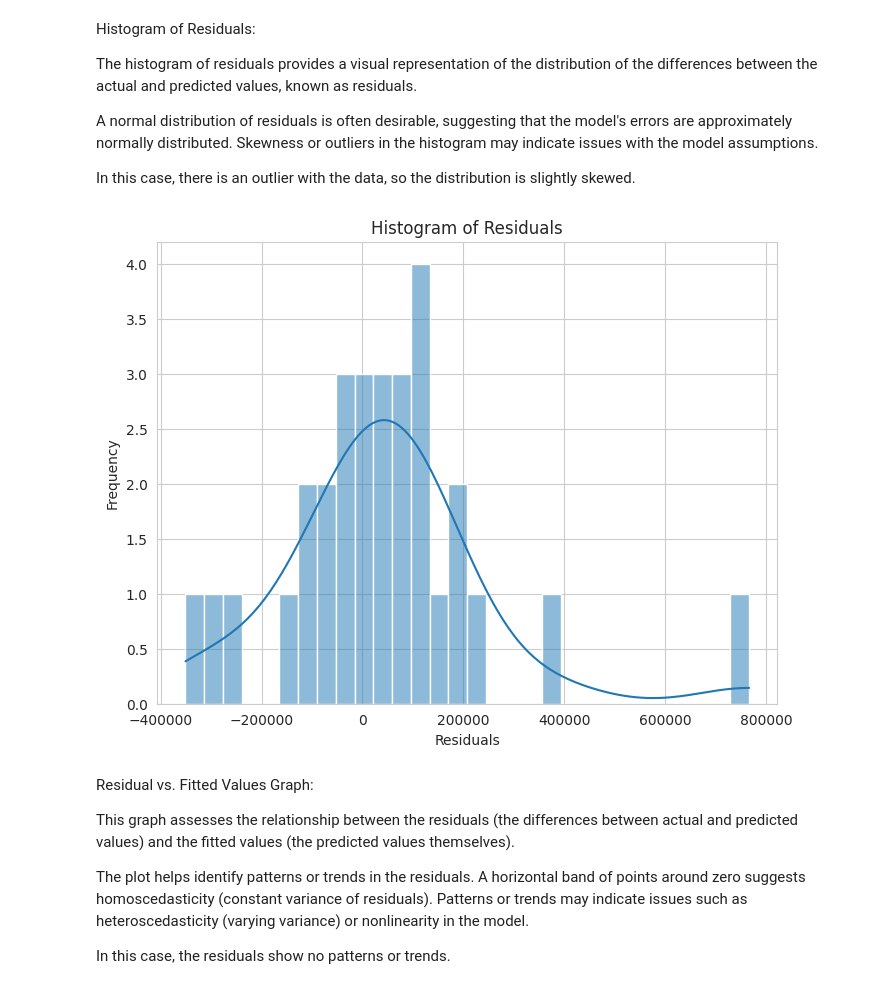
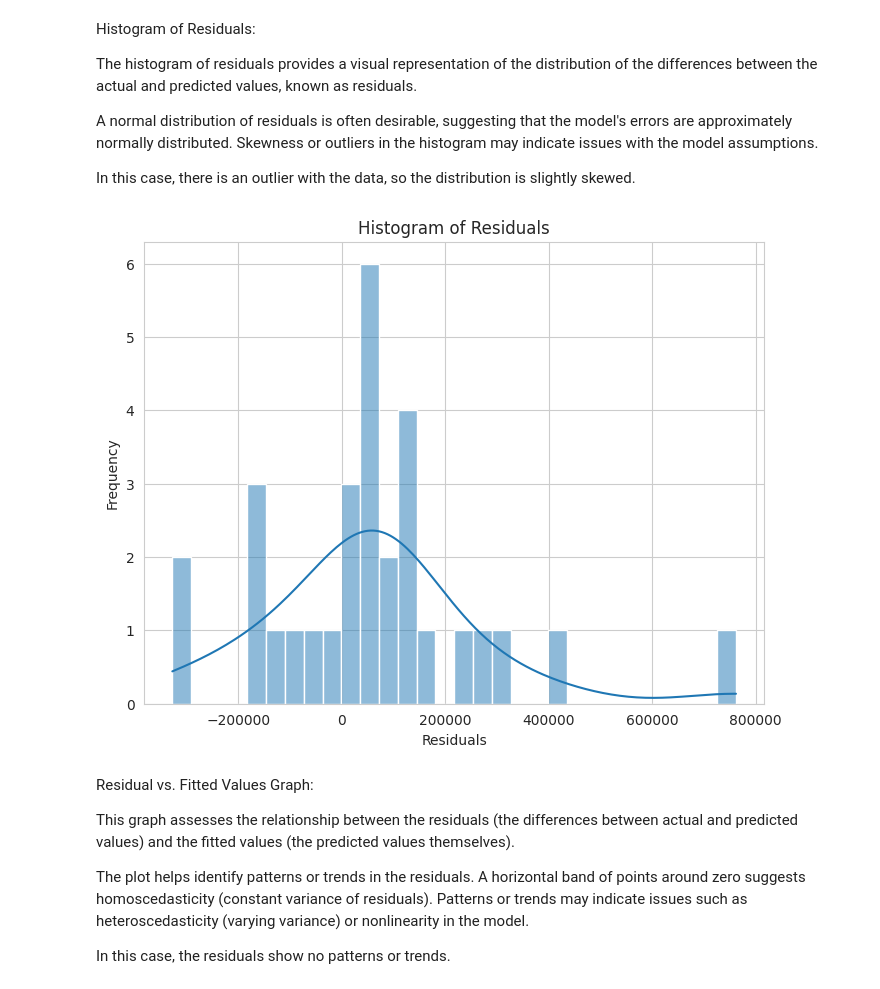
Before and after one commit to adhl-0216/MTU-Data-Analytics-Final-CA, a Jupyter notebook: London Public Transport Analysis.ipynb, the cells around one changed output. Saved outputs shown, nothing was run; the diff lists cells and outputs as text; code cells hidden in the pictures.

```diff
--- a/London Public Transport Analysis.ipynb
+++ b/London Public Transport Analysis.ipynb
@@ -53,4 +50,0 @@ Drop rows before July 2010 of publicTransport dataset, as the traffic dataset on
-# %%
-publicTransport_clean = publicTransport.drop([0,1,2])
-publicTransport_clean = publicTransport_clean.reset_index().drop(columns=['index'])
-publicTransport_clean.head()
@@ -110,6 +107,6 @@ tflJourneys
 # %%
-idx = tflJourneys.loc[tflJourneys['Month']=='Oct-16'].index
-tflJourneys = tflJourneys.loc[idx[0]:]
+idx = tflJourneys.loc[tflJourneys['Month']=='Oct-16'].index[0]
+tflJourneys = tflJourneys.loc[idx:]
 tflJourneys.reset_index(drop=True, inplace=True)
 tflJourneys
 # %% [output]
@@ -360,3 +376,5 @@ Based on the R-squared score of each model, BaggingRegressor performed the best.
+# %%
+best_model = gradientBoost
 # %% [markdown]
 Evaluating the Regression model with 4 metrics:
 - Mean Squared Error (MSE) : Measures the average squared difference between predicted and actual values. Lower values indicate better performance.
@@ -446,22 +462,20 @@ In this case, there is an outlier with the data, so the distribution is slightly
 # %%
 import matplotlib.pyplot as plt
 import seaborn as sns
 
 sns.set_style('whitegrid')
 
-y_pred = baggingReg.predict(X_test)
-# Calculate residuals
+y_pred = best_model.predict(X_test)
 residuals = y_test - y_pred
 
-# Plot histogram of residuals
 plt.figure(figsize=(8, 6))
 sns.histplot(residuals, kde=True, bins=30)
 plt.xlabel('Residuals')
 plt.ylabel('Frequency')
 plt.title('Histogram of Residuals')
 plt.show()
 # %% [output]
-[figure, old version]
+[figure, new version]
 # %% [markdown]
 Residual vs. Fitted Values Graph:
 
```
Also changed, not shown: parts of 31 cells of this notebook.
